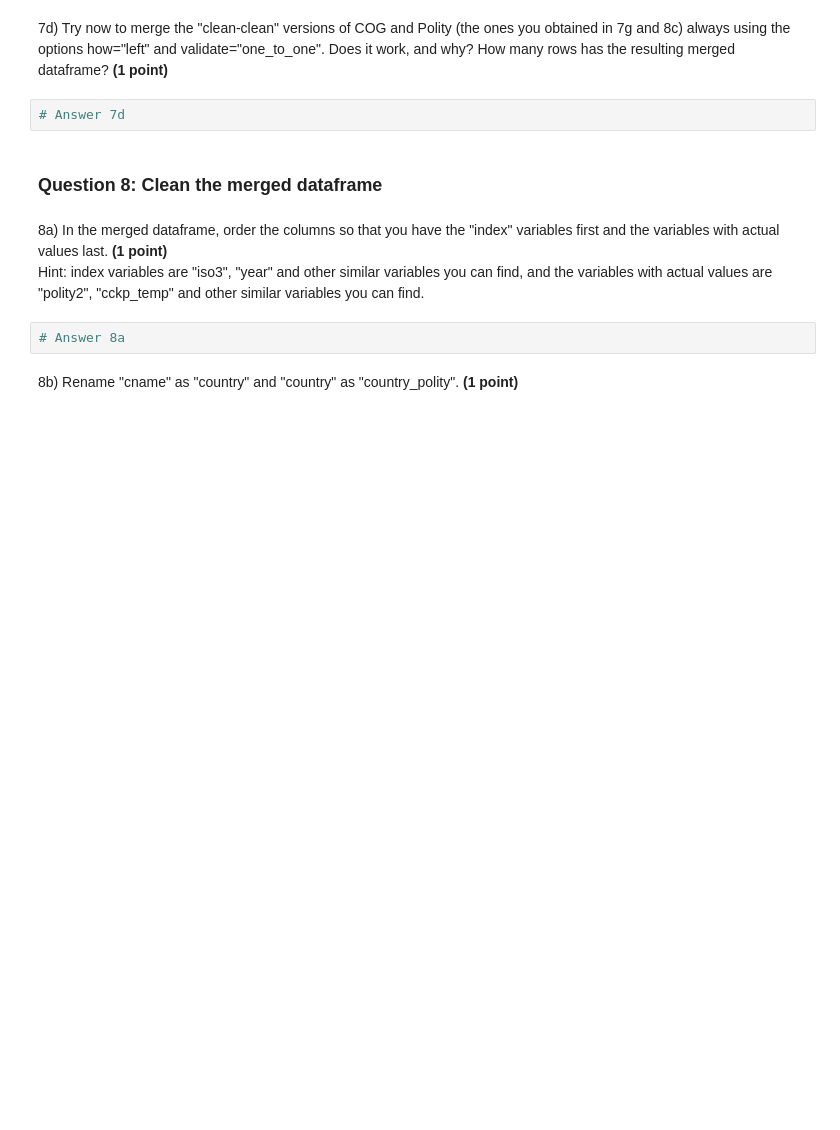
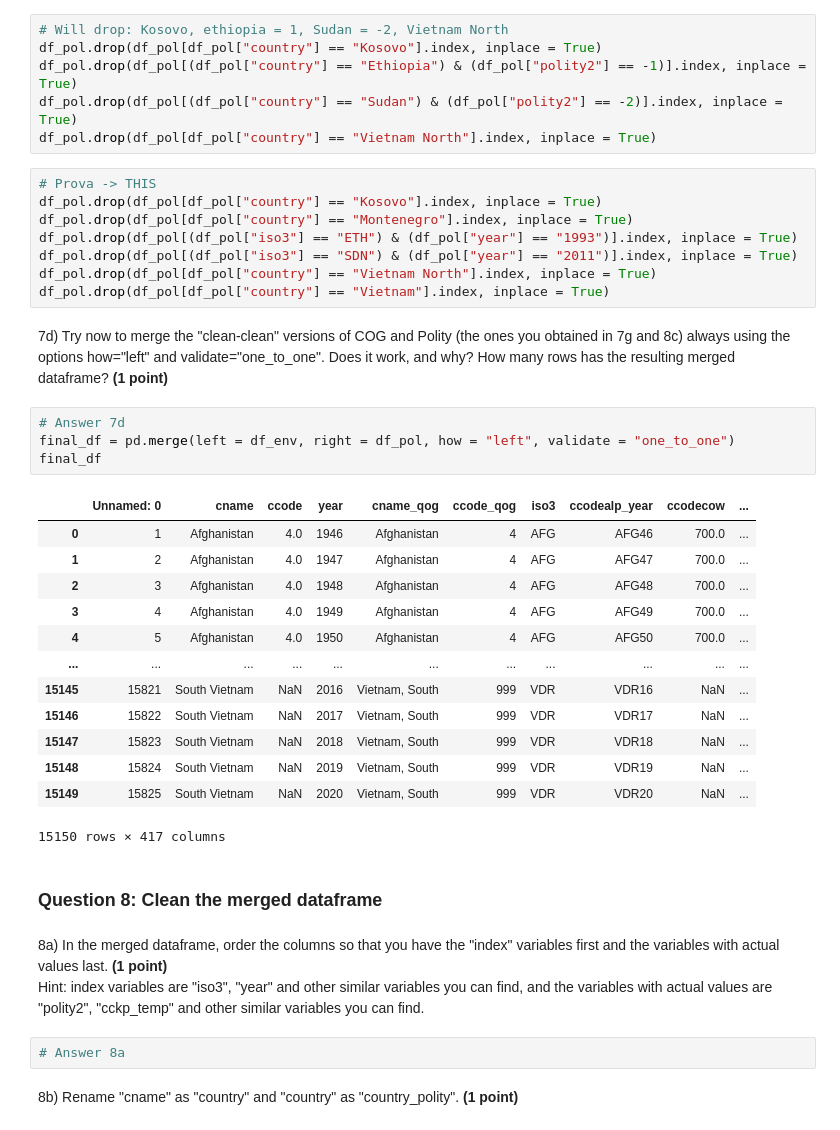
Before and after one commit to RitaGhilardi/class_datascience, a Jupyter notebook: Assigment/01_individual_assignment_RG.ipynb, the cells around one changed output. Saved outputs shown, nothing was run; the diff lists cells and outputs as text; blank space fills up the shorter version.

```diff
--- a/Assigment/01_individual_assignment_RG.ipynb
+++ b/Assigment/01_individual_assignment_RG.ipynb
@@ -522,7 +670,37 @@ Hint: should we keep a country with all missing values?
+# %%
+# Will drop: Kosovo, ethiopia = 1, Sudan = -2, Vietnam North
+df_pol.drop(df_pol[df_pol["country"] == "Kosovo"].index, inplace = True)
+df_pol.drop(df_pol[(df_pol["country"] == "Ethiopia") & (df_pol["polity2"] == -1)].index, inplace = True)
+df_pol.drop(df_pol[(df_pol["country"] == "Sudan") & (df_pol["polity2"] == -2)].index, inplace = True)
+df_pol.drop(df_pol[df_pol["country"] == "Vietnam North"].index, inplace = True)
+# %%
+# Prova -> THIS
+df_pol.drop(df_pol[df_pol["country"] == "Kosovo"].index, inplace = True)
+df_pol.drop(df_pol[df_pol["country"] == "Montenegro"].index, inplace = True)
+df_pol.drop(df_pol[(df_pol["iso3"] == "ETH") & (df_pol["year"] == "1993")].index, inplace = True)
+df_pol.drop(df_pol[(df_pol["iso3"] == "SDN") & (df_pol["year"] == "2011")].index, inplace = True)
+df_pol.drop(df_pol[df_pol["country"] == "Vietnam North"].index, inplace = True)
+df_pol.drop(df_pol[df_pol["country"] == "Vietnam"].index, inplace = True)
 # %% [markdown]
 7d) Try now to merge the "clean-clean" versions of COG and Polity (the ones you obtained in 7g and 8c) always using the options how="left" and validate="one_to_one". Does it work, and why? How many rows has the resulting merged dataframe? **(1 point)**
 # %%
 # Answer 7d
+final_df = pd.merge(left = df_env, right = df_pol, how = "left", validate = "one_to_one")
+final_df
+# %% [output]
+|  | Unnamed: 0 | cname | ccode | year | cname_qog | ccode_qog | iso3 | ccodealp_year | ccodecow | ... |
+| 0 | 1 | Afghanistan | 4.0 | 1946 | Afghanistan | 4 | AFG | AFG46 | 700.0 | ... |
+| 1 | 2 | Afghanistan | 4.0 | 1947 | Afghanistan | 4 | AFG | AFG47 | 700.0 | ... |
+| 2 | 3 | Afghanistan | 4.0 | 1948 | Afghanistan | 4 | AFG | AFG48 | 700.0 | ... |
+| 3 | 4 | Afghanistan | 4.0 | 1949 | Afghanistan | 4 | AFG | AFG49 | 700.0 | ... |
+| 4 | 5 | Afghanistan | 4.0 | 1950 | Afghanistan | 4 | AFG | AFG50 | 700.0 | ... |
+| ... | ... | ... | ... | ... | ... | ... | ... | ... | ... | ... |
+| 15145 | 15821 | South Vietnam | NaN | 2016 | Vietnam, South | 999 | VDR | VDR16 | NaN | ... |
+| 15146 | 15822 | South Vietnam | NaN | 2017 | Vietnam, South | 999 | VDR | VDR17 | NaN | ... |
+| 15147 | 15823 | South Vietnam | NaN | 2018 | Vietnam, South | 999 | VDR | VDR18 | NaN | ... |
+| 15148 | 15824 | South Vietnam | NaN | 2019 | Vietnam, South | 999 | VDR | VDR19 | NaN | ... |
+| 15149 | 15825 | South Vietnam | NaN | 2020 | Vietnam, South | 999 | VDR | VDR20 | NaN | ... |
+15150 rows × 417 columns
 # %% [markdown]
 ### Question 8: Clean the merged dataframe <a class="anchor" id="question8"></a>
 # %% [markdown]
```
Also changed, not shown: parts of 39 cells of this notebook, 1 other file.
